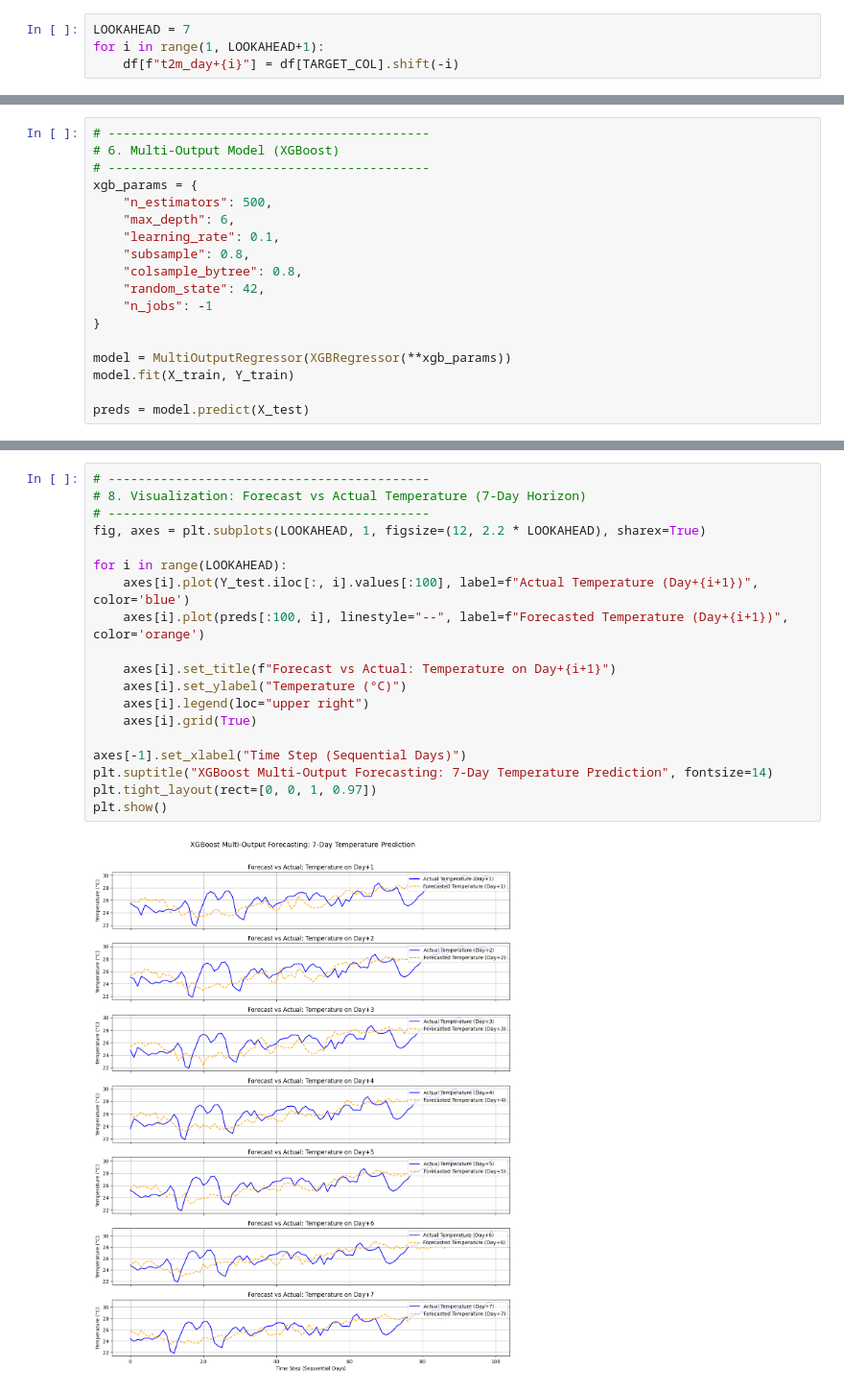
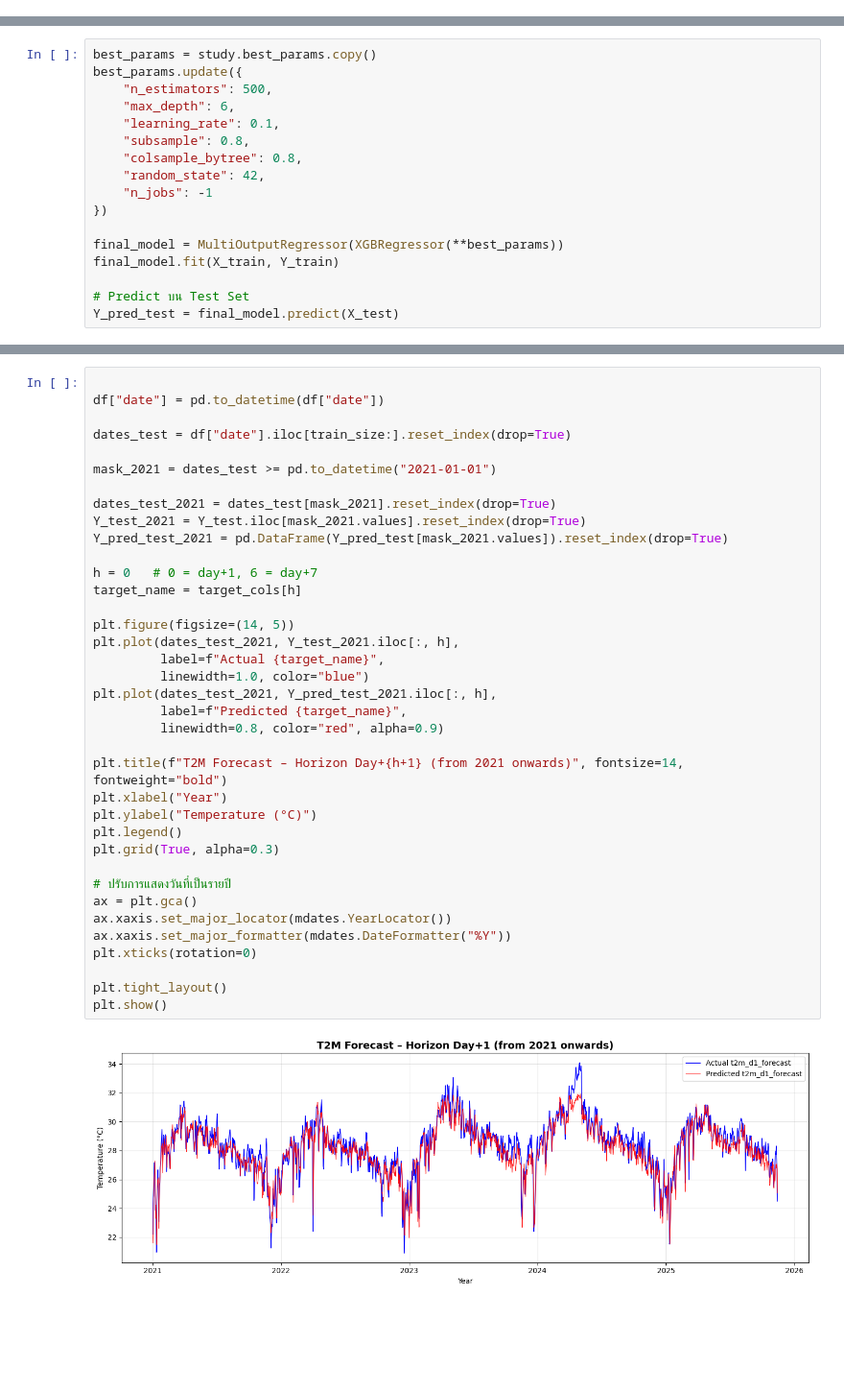
Before and after one commit to farlos3/Climate-Change-Analysis, a Jupyter notebook: Model/model_forecasting_xgboost.ipynb, the cells around one changed output, grey strips where cells are left out. Shown: that part at 96% size. Cells and saved outputs as stored; diff of their text form; blank space fills up the shorter version.

```diff
--- a/Model/model_forecasting_xgboost.ipynb
+++ b/Model/model_forecasting_xgboost.ipynb
@@ -18,4 +15,0 @@ TARGET_COL = "t2m_forecast_7d"
-# %%
-LOOKAHEAD = 7
-for i in range(1, LOOKAHEAD+1):
-    df[f"t2m_day+{i}"] = df[TARGET_COL].shift(-i)
@@ -59,8 +184,6 @@ Train size: (13078, 450), Test size: (3270, 450)
 # %%
-# -------------------------------------------
-# 6. Multi-Output Model (XGBoost)
-# -------------------------------------------
-xgb_params = {
+best_params = study.best_params.copy()
+best_params.update({
     "n_estimators": 500,
     "max_depth": 6,
     "learning_rate": 0.1,
@@ -68,10 +191,11 @@ xgb_params = {
     "colsample_bytree": 0.8,
     "random_state": 42,
     "n_jobs": -1
-}
+})
 
-model = MultiOutputRegressor(XGBRegressor(**xgb_params))
-model.fit(X_train, Y_train)
+final_model = MultiOutputRegressor(XGBRegressor(**best_params))
+final_model.fit(X_train, Y_train)
 
-preds = model.predict(X_test)
+# Predict บน Test Set
+Y_pred_test = final_model.predict(X_test)
 # %%
@@ -98,21 +226,39 @@ Average RMSE across 7 days: 1.287
 # %%
-# -------------------------------------------
-# 8. Visualization: Forecast vs Actual Temperature (7-Day Horizon)
-# -------------------------------------------
-fig, axes = plt.subplots(LOOKAHEAD, 1, figsize=(12, 2.2 * LOOKAHEAD), sharex=True)
 
-for i in range(LOOKAHEAD):
-    axes[i].plot(Y_test.iloc[:, i].values[:100], label=f"Actual Temperature (Day+{i+1})", color='blue')
-    axes[i].plot(preds[:100, i], linestyle="--", label=f"Forecasted Temperature (Day+{i+1})", color='orange')
+df["date"] = pd.to_datetime(df["date"])
 
-    axes[i].set_title(f"Forecast vs Actual: Temperature on Day+{i+1}")
-    axes[i].set_ylabel("Temperature (°C)")
-    axes[i].legend(loc="upper right")
-    axes[i].grid(True)
+dates_test = df["date"].iloc[train_size:].reset_index(drop=True)
 
-axes[-1].set_xlabel("Time Step (Sequential Days)")
-plt.suptitle("XGBoost Multi-Output Forecasting: 7-Day Temperature Prediction", fontsize=14)
-plt.tight_layout(rect=[0, 0, 1, 0.97])
+mask_2021 = dates_test >= pd.to_datetime("2021-01-01")
+
+dates_test_2021 = dates_test[mask_2021].reset_index(drop=True)
+Y_test_2021 = Y_test.iloc[mask_2021.values].reset_index(drop=True)
+Y_pred_test_2021 = pd.DataFrame(Y_pred_test[mask_2021.values]).reset_index(drop=True)
+
+h = 0   # 0 = day+1, 6 = day+7
+target_name = target_cols[h]
+
+plt.figure(figsize=(14, 5))
+plt.plot(dates_test_2021, Y_test_2021.iloc[:, h],
+         label=f"Actual {target_name}",
+         linewidth=1.0, color="blue")
+plt.plot(dates_test_2021, Y_pred_test_2021.iloc[:, h],
+         label=f"Predicted {target_name}",
+         linewidth=0.8, color="red", alpha=0.9)
+
+plt.title(f"T2M Forecast – Horizon Day+{h+1} (from 2021 onwards)", fontsize=14, fontweight="bold")
+plt.xlabel("Year")
+plt.ylabel("Temperature (°C)")
+plt.legend()
+plt.grid(True, alpha=0.3)
+
+# ปรับการแสดงวันที่เป็นรายปี
+ax = plt.gca()
+ax.xaxis.set_major_locator(mdates.YearLocator())
+ax.xaxis.set_major_formatter(mdates.DateFormatter("%Y"))
+plt.xticks(rotation=0)
+
+plt.tight_layout()
 plt.show()
 # %% [output]
-[figure, old version]
+[figure, new version]
```
Also changed, not shown: parts of 10 cells of this notebook.
